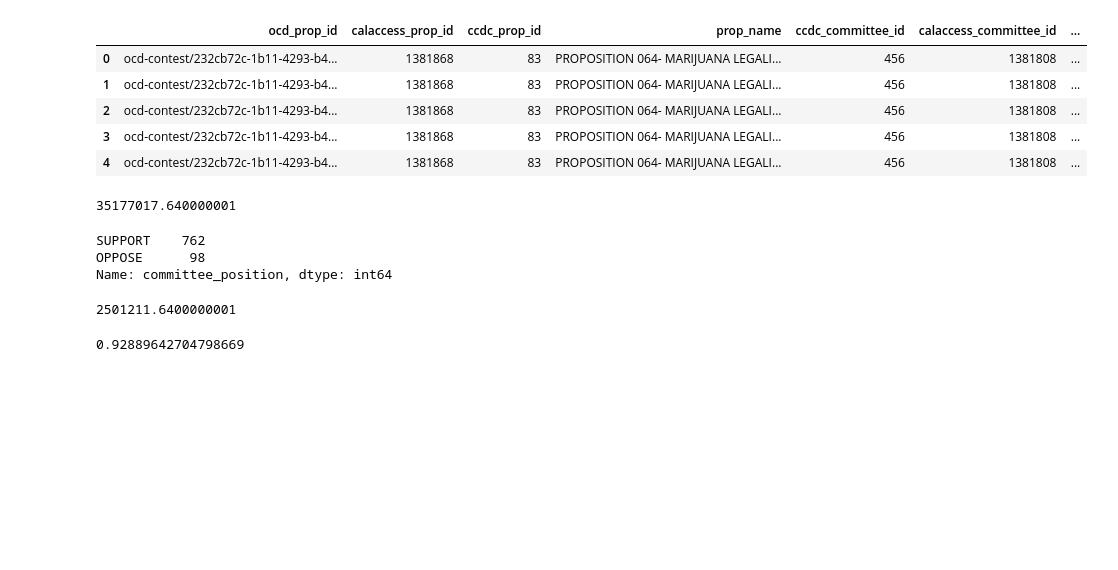
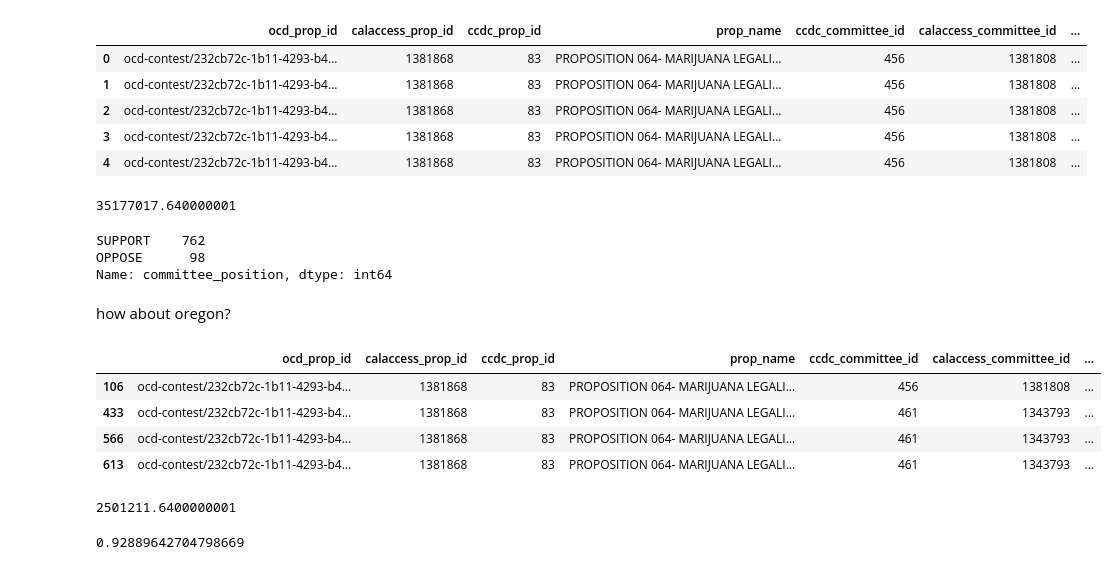
Before and after one commit to davidcansler/first-python-notebook, a Jupyter notebook: wash_post_learn.ipynb, the cells around one changed output. Saved outputs shown, nothing was run; the diff lists cells and outputs as text; code cells hidden in the pictures; blank space fills up the shorter version.

```diff
--- a/wash_post_learn.ipynb
+++ b/wash_post_learn.ipynb
@@ -58,6 +62,18 @@ merged.committee_position.value_counts(
 SUPPORT    762
 OPPOSE      98
 Name: committee_position, dtype: int64
+# %% [markdown]
+how about oregon?
+# %%
+oregon = merged[merged.contributor_state == 'OR']
+# %%
+oregon
+# %% [output]
+|  | ocd_prop_id | calaccess_prop_id | ccdc_prop_id | prop_name | ccdc_committee_id | calaccess_committee_id | ... |
+| 106 | ocd-contest/232cb72c-1b11-4293-b4... | 1381868 | 83 | PROPOSITION 064- MARIJUANA LEGALI... | 456 | 1381808 | ... |
+| 433 | ocd-contest/232cb72c-1b11-4293-b4... | 1381868 | 83 | PROPOSITION 064- MARIJUANA LEGALI... | 461 | 1343793 | ... |
+| 566 | ocd-contest/232cb72c-1b11-4293-b4... | 1381868 | 83 | PROPOSITION 064- MARIJUANA LEGALI... | 461 | 1343793 | ... |
+| 613 | ocd-contest/232cb72c-1b11-4293-b4... | 1381868 | 83 | PROPOSITION 064- MARIJUANA LEGALI... | 461 | 1343793 | ... |
 # %%
 oppose = merged[merged.committee_position == 'OPPOSE']
 # %%
```
Also changed, not shown: parts of 2 cells of this notebook.
